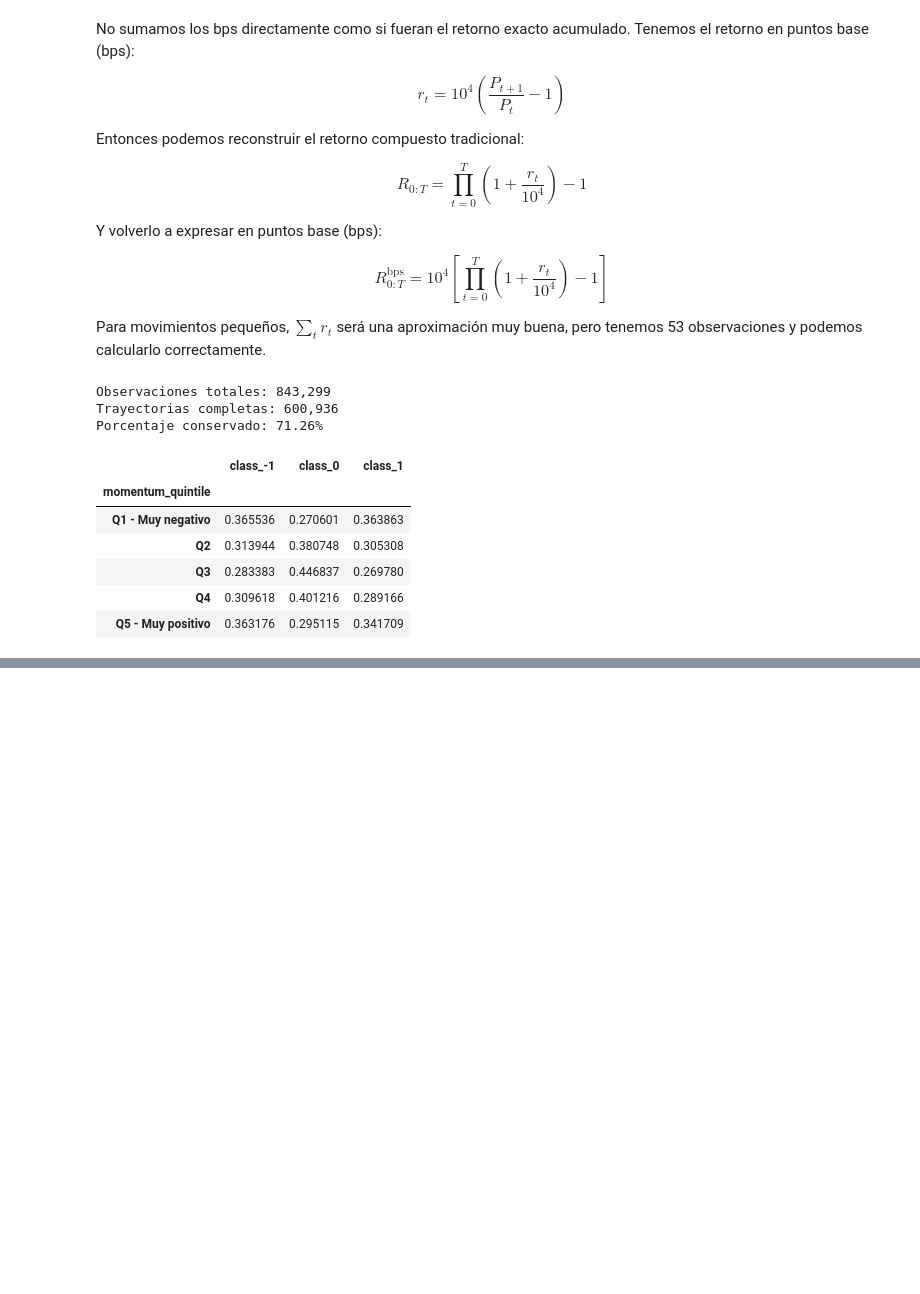
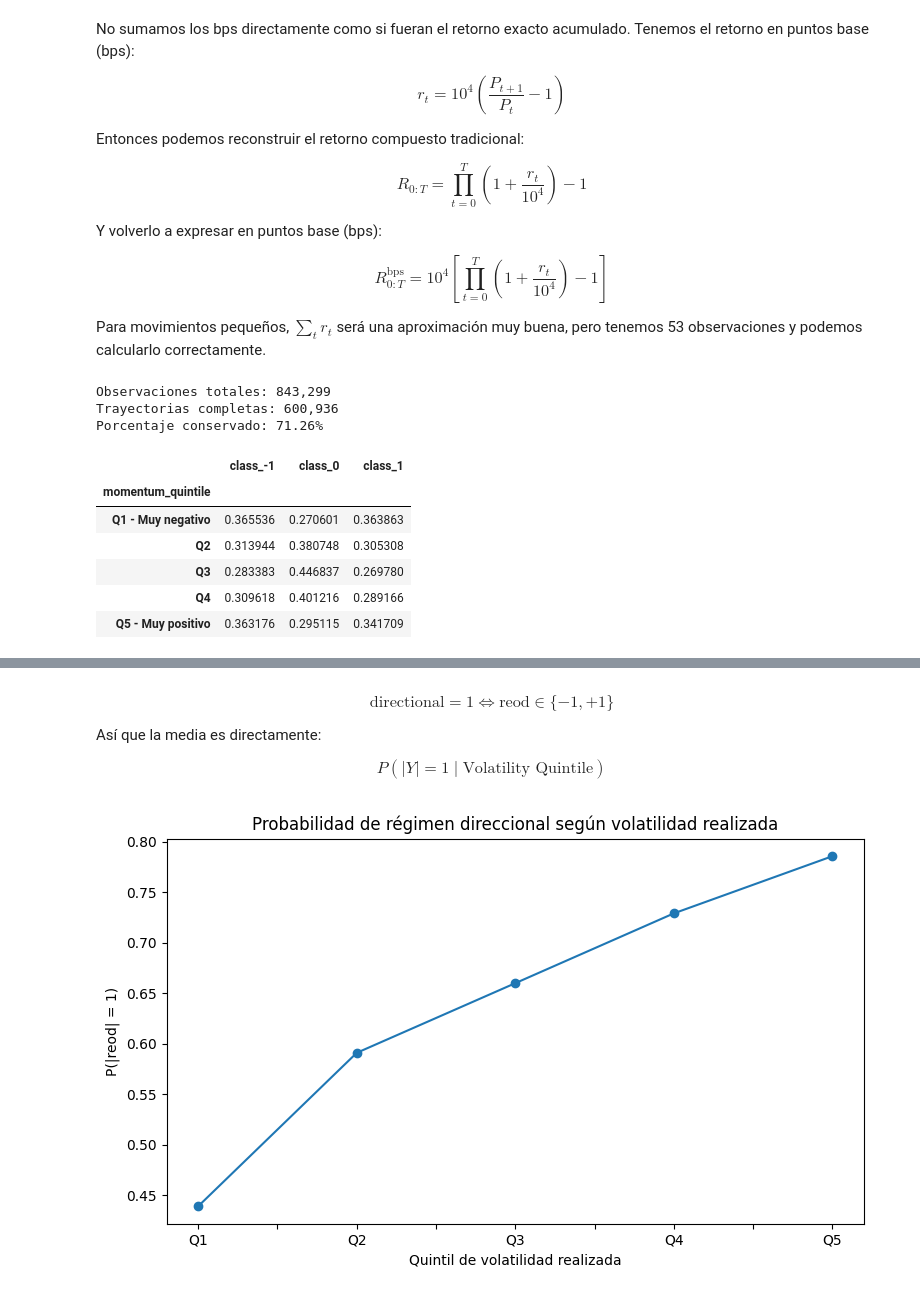
Before and after one commit to ADRIANVM117/data-science-portfolio, a Jupyter notebook: EXAMEN_DL_BOURBAKI/notebooks/01_eda_and_signal_hypotheses.ipynb, the cells around one changed output, grey strips where cells are left out. Saved outputs shown, nothing was run; the diff lists cells and outputs as text; code cells hidden in the pictures; blank space fills up the shorter version.

```diff
--- a/EXAMEN_DL_BOURBAKI/notebooks/01_eda_and_signal_hypotheses.ipynb
+++ b/EXAMEN_DL_BOURBAKI/notebooks/01_eda_and_signal_hypotheses.ipynb
@@ -142,0 +529,6 @@ plt.show()
+# %%
+complete["realized_vol_bps"] = np.sqrt((complete[return_cols] ** 2).sum(axis=1))
+complete["realized_vol_bps"].describe(percentiles=[0.5, 0.75, 0.90, 0.95, 0.99, 0.999])
+# ya sabemos que hay outliers extremos.
+#  Nos interesan sobre todo mediana y percentiles.
+# También conservamos nuestra medida de desplazamiento:
@@ -142,0 +556,7 @@ plt.show()
+# %%
+complete["abs_cum_return_bps"] = (complete["cum_return_bps"].abs())
+# 4.2 ¿La volatilidad por sí sola reproduce la U?
+# Dividimos realized_vol_bps en quintiles:
+complete["vol_quintile"] = pd.qcut(complete["realized_vol_bps"],q=5,labels=["Q1", "Q2", "Q3", "Q4", "Q5"])
+vol_directional = (complete.groupby("vol_quintile", observed=True)["directional"].agg(["mean", "count"]))
+vol_directional
@@ -142,0 +571,14 @@ plt.show()
+# %% [markdown]
+$$\text{directional} = 1 \iff \text{reod} \in \{-1, +1\}$$
+
+Así que la media es directamente:
+
+$$P(|Y| = 1 \mid \text{Volatility Quintile})$$
+# %%
+vol_directional["mean"].plot(marker="o",figsize=(9, 5))
+plt.title("Probabilidad de régimen direccional según volatilidad realizada")
+plt.xlabel("Quintil de volatilidad realizada")
+plt.ylabel("P(|reod| = 1)")
+plt.show()
+# %% [output]
+[figure, added]
```
Also changed, not shown: parts of 54 cells of this notebook.
